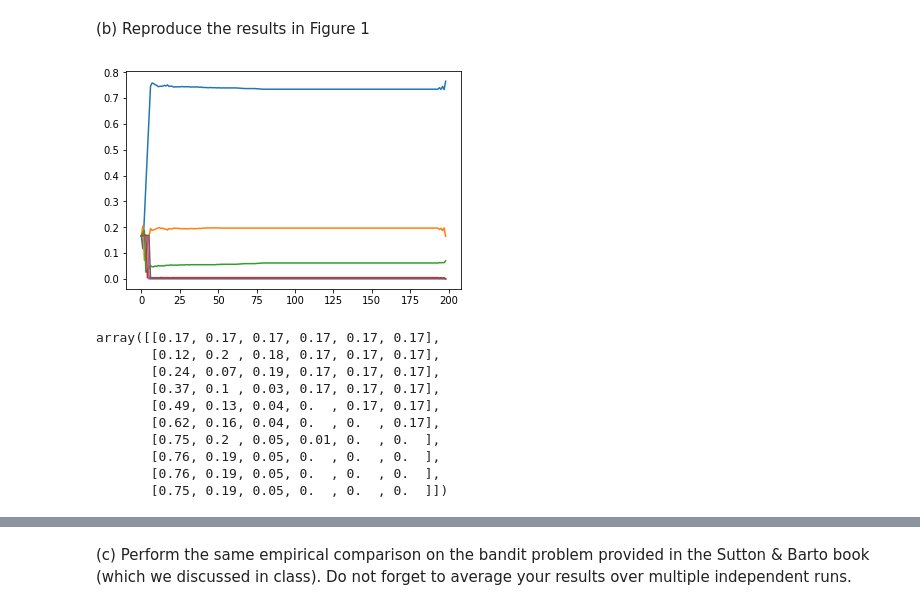
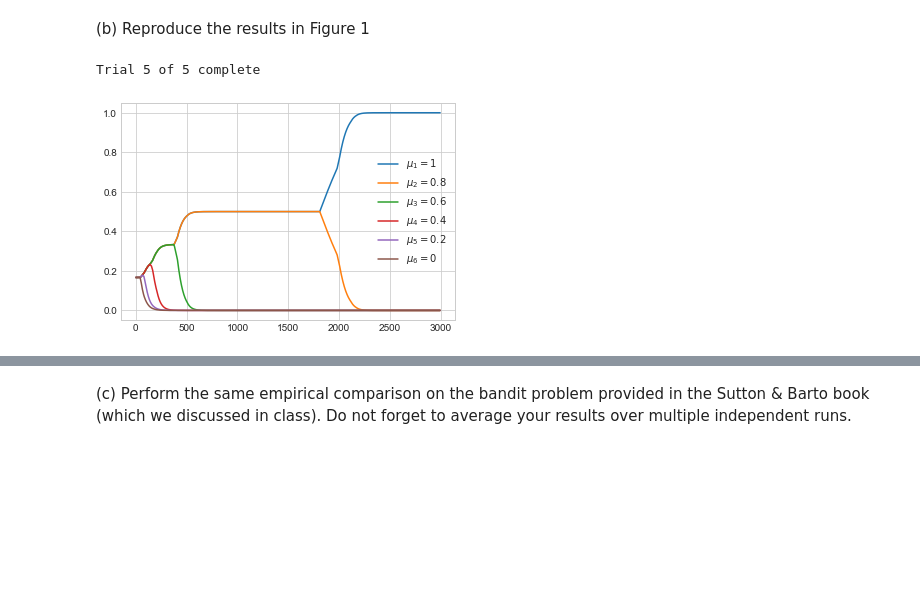
Before and after one commit to jgsimard/COMP767, a Jupyter notebook: hw1/hw1 - jean-gabriel simard.ipynb, the cells around one changed output, grey strips where cells are left out. Saved outputs shown, nothing was run; the diff lists cells and outputs as text; code cells hidden in the pictures; blank space fills up the shorter version.

```diff
--- a/hw1/hw1 - jean-gabriel simard.ipynb
+++ b/hw1/hw1 - jean-gabriel simard.ipynb
@@ -113,18 +79,0 @@ for i in range(min_l-n):
-# %%
-for i in range(n):
-    plt.plot(prop2[:,i])
-# %% [output]
-[figure, removed]
-# %%
-prop2[:10,:].round(2)
-# %% [output]
-array([[0.17, 0.17, 0.17, 0.17, 0.17, 0.17],
-       [0.12, 0.2 , 0.18, 0.17, 0.17, 0.17],
-       [0.24, 0.07, 0.19, 0.17, 0.17, 0.17],
-       [0.37, 0.1 , 0.03, 0.17, 0.17, 0.17],
-       [0.49, 0.13, 0.04, 0.  , 0.17, 0.17],
-       [0.62, 0.16, 0.04, 0.  , 0.  , 0.17],
-       [0.75, 0.2 , 0.05, 0.01, 0.  , 0.  ],
-       [0.76, 0.19, 0.05, 0.  , 0.  , 0.  ],
-       [0.76, 0.19, 0.05, 0.  , 0.  , 0.  ],
-       [0.75, 0.19, 0.05, 0.  , 0.  , 0.  ]])
@@ -159,0 +160,41 @@ class LowerUpperConfidenceBound(AlgorithmBandit):
+# %%
+class ActionEliminationBanditTrial(AlgorithmBanditTrial):
+    def __init__(self, bandits):
+        super().__init__(bandits)
+
+    def run_trial(self, time_steps=500):
+        current_epoch = 0
+        active_bandits_for_epoch = self.active_bandit_indexes()
+        for step in np.arange(0,time_steps):
+
+            for bandit_index in active_bandits_for_epoch:
+
+                self.rewards_per_arm[bandit_index].append(self.pull_arm(bandit_index))
+
+                reference_arm = self.estimated_best_bandit_mean()
+                reference_C_t = self.C_ik(reference_arm[0])
+
+                for bandit_idx in self.active_bandit_indexes():
+                    candidate_arm_mean = self.empirical_mean(bandit_idx)
+                    candidate_C_t = self.C_ik(bandit_idx)
+                    lhs = reference_arm[1] - reference_C_t
+                    rhs = candidate_arm_mean + candidate_C_t
+                    if lhs >= rhs and rhs > (-np.inf):
+                        self.drop_arm(bandit_idx)
+
+            if current_epoch > 0:
+                self.pull_count_per_timestep.append([len(self.rewards_per_arm[idx]) for idx, _b in enumerate(self.bandits)])
+
+            if step > 0 and step % (self.k - 1) == 0:
+                active_bandits_for_epoch = self.active_bandit_indexes()
+                current_epoch += 1
+
+bandits = [NormalBandit(mean, SIGMA) for mean in BANDIT_MEANS]
+trials = BanditTrials(bandits, n_trials=5, n_time_steps=3000)
+trials.run_trials(ActionEliminationBanditTrial)
+
+results = trials.results_as_probability()
+plot_bandits(results)
+# %% [output]
+Trial 5 of 5 complete
+[figure, added]
```
Also changed, not shown: parts of 22 cells of this notebook.
